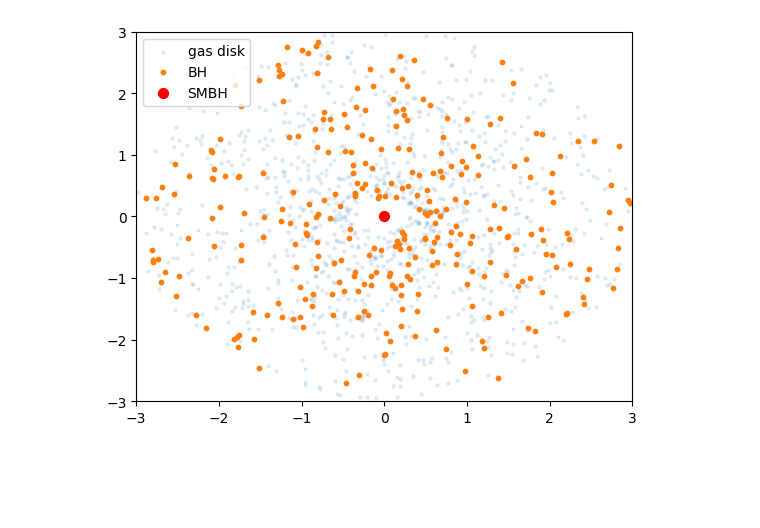
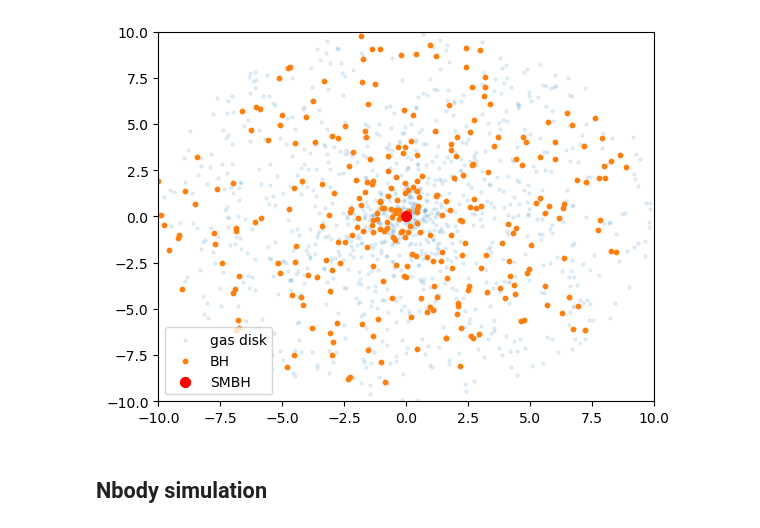
Before and after one commit to Protesticon/BBH_AMUSE, a Jupyter notebook: BH_initialization.ipynb, the cells around one changed output. Cells and saved outputs as stored; diff of their text form; code cells hidden in the pictures; blank space fills up the shorter version.

```diff
--- a/BH_initialization.ipynb
+++ b/BH_initialization.ipynb
@@ -40,12 +40,12 @@ def dist(body):
 # %%
 n_BHs = 300
 alpha_IMF = -2.35
-r=3
+r=10
 
 def make_BHdisk_around_SMBH(SMBH, n_BHs=n_BHs):
     R = r|units.pc
     Ndisk = n_BHs
-    Rin = 0.1
+    Rin = 0.01
     Rout = 1
     Pinner1 = orbital_period(SMBH.mass, Rin*R)
     converter1 = nbody_system.nbody_to_si(SMBH.mass.sum(), R)
@@ -66,39 +66,39 @@ def make_BHdisk_around_SMBH(SMBH, n_BHs=n_BHs):
 def make_gasdisk_around_SMBH(SMBH):
     R = r|units.pc
     Ndisk = 1000
-    Rin = 0.1
+    Rin = 0.01
     Rout = 1
     Pinner2 = orbital_period(SMBH.mass, Rin*R)
     Mdisk = 1e-3 * SMBH.mass
     converter2 = nbody_system.nbody_to_si(SMBH.mass.sum(), R)
 
     gasdisk = ProtoPlanetaryDisk(Ndisk,
                               convert_nbody=converter2,
                               Rmin=Rin,
                               Rmax=Rout,
                               q_out=10.0,
                               discfraction=Mdisk/SMBH.mass).result
     gasdisk.name = "gas disk"
     gasdisk.move_to_center()
     masses = Mdisk/float(Ndisk)
     gasdisk.mass = masses
     rho = 3.0 | (units.g/units.cm**3)
     gasdisk.radius = (gasdisk.mass/(4*rho))**(1./3.)
     return gasdisk, Pinner2, converter2
 
 gasdisk, Pinner2, converter2 = make_gasdisk_around_SMBH(SMBH)
 BHdisk, Pinner1, converter1 = make_BHdisk_around_SMBH(SMBH)
 
 
 scatter(gasdisk.x.value_in(units.pc), gasdisk.y.value_in(units.pc), s=5, alpha=0.1, label="gas disk")
 scatter(BHdisk.x.value_in(units.pc), BHdisk.y.value_in(units.pc), s=10, alpha=1, label='BH')
 scatter(SMBH.x.value_in(units.pc), SMBH.z.value_in(units.pc), s=50, c='r', label='SMBH')
 pyplot.xlim(-r, r)
 pyplot.ylim(-r, r)
 pyplot.legend(loc="best")
 pyplot.show()
 # %% [output]
-[figure, old version]
+[figure, new version]
 # %%
 def merge_two_stars(bodies, particles_in_encounter):
     com_pos = particles_in_encounter.center_of_mass()
@@ -185,0 +189,2 @@ channel = gravity.particles.new_channel_to(Nbody)
+# %% [markdown]
+## Nbody simulation
```
Also changed, not shown: parts of 13 cells of this notebook.
